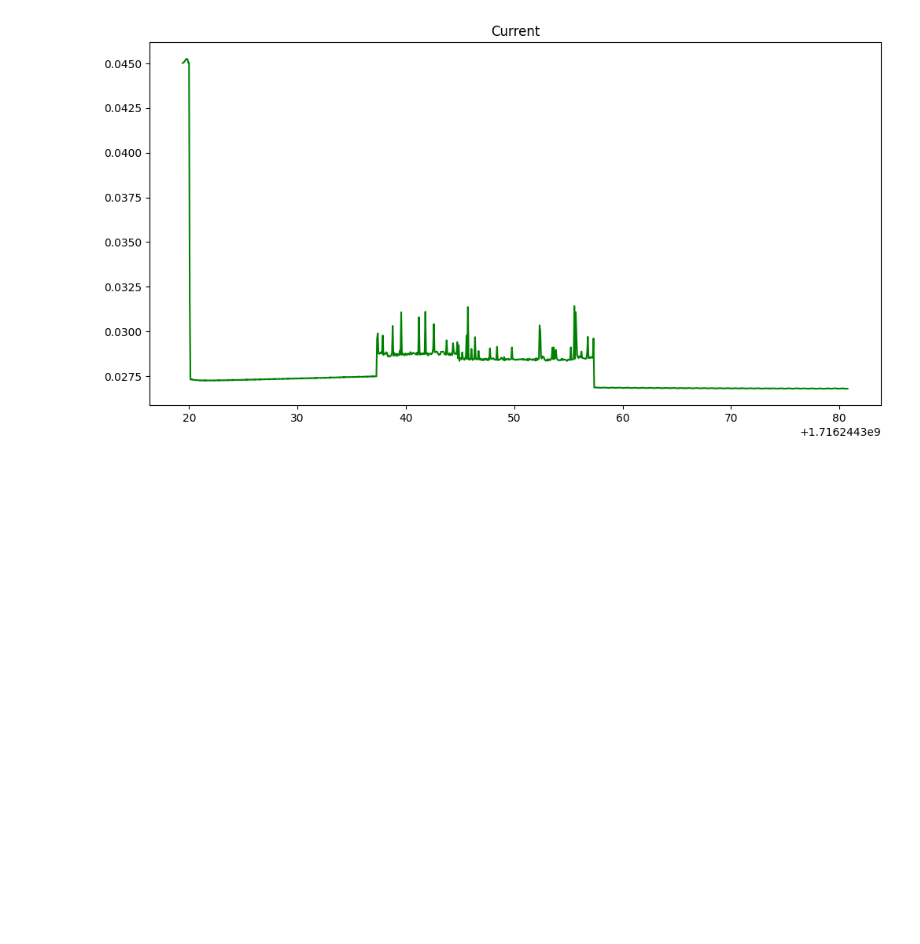
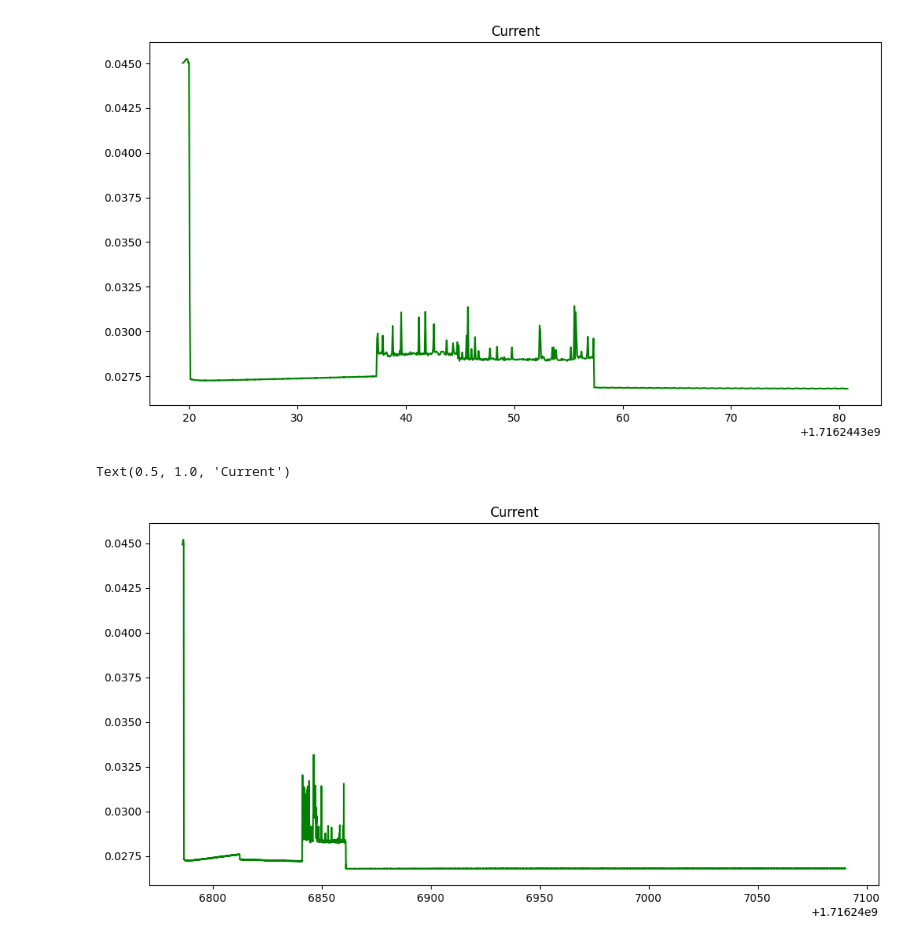
Before and after one commit to MoreiraP12/IoT-Project, a Jupyter notebook: analysis/analysis.ipynb, the cells around one changed output. Drawn from its saved outputs; the diff is of its cells as text; code cells hidden in the pictures; blank space fills up the shorter version.

```diff
--- a/analysis/analysis.ipynb
+++ b/analysis/analysis.ipynb
@@ -63,3 +63,23 @@ plt.title('Current')
 # %% [output]
 Text(0.5, 1.0, 'Current')
 [figure]
+# %%
+# File path
+file_path = 'low.oml'
+
+# Read the OML file
+df = read_oml_file(file_path)
+
+# Plotting
+plt.figure(figsize=(12, 6))
+
+# Plot power, voltage, and current over time
+# plt.plot(df['timestamp'], df['power'], label='Power (W)', color='r')
+# plt.plot(df['timestamp'], df['voltage'], label='Voltage (V)', color='b')
+plt.plot(df['timestamp'], df['current'], label='Current (A)', color='g')
+
+# Adding titles and labels
+plt.title('Current')
+# %% [output]
+Text(0.5, 1.0, 'Current')
+[figure, added]
```
Also changed, not shown: parts of 2 cells of this notebook, 8 other files.
